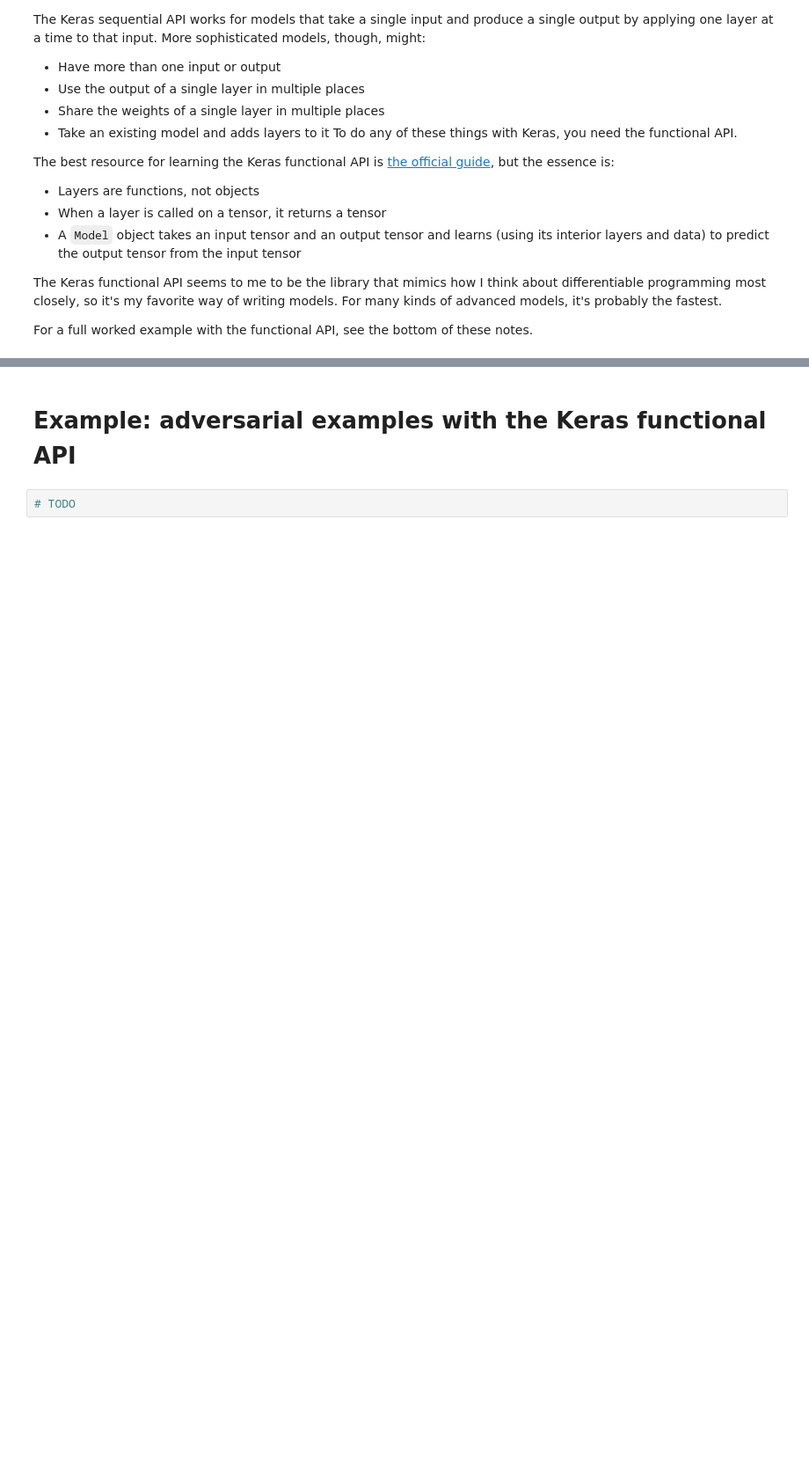
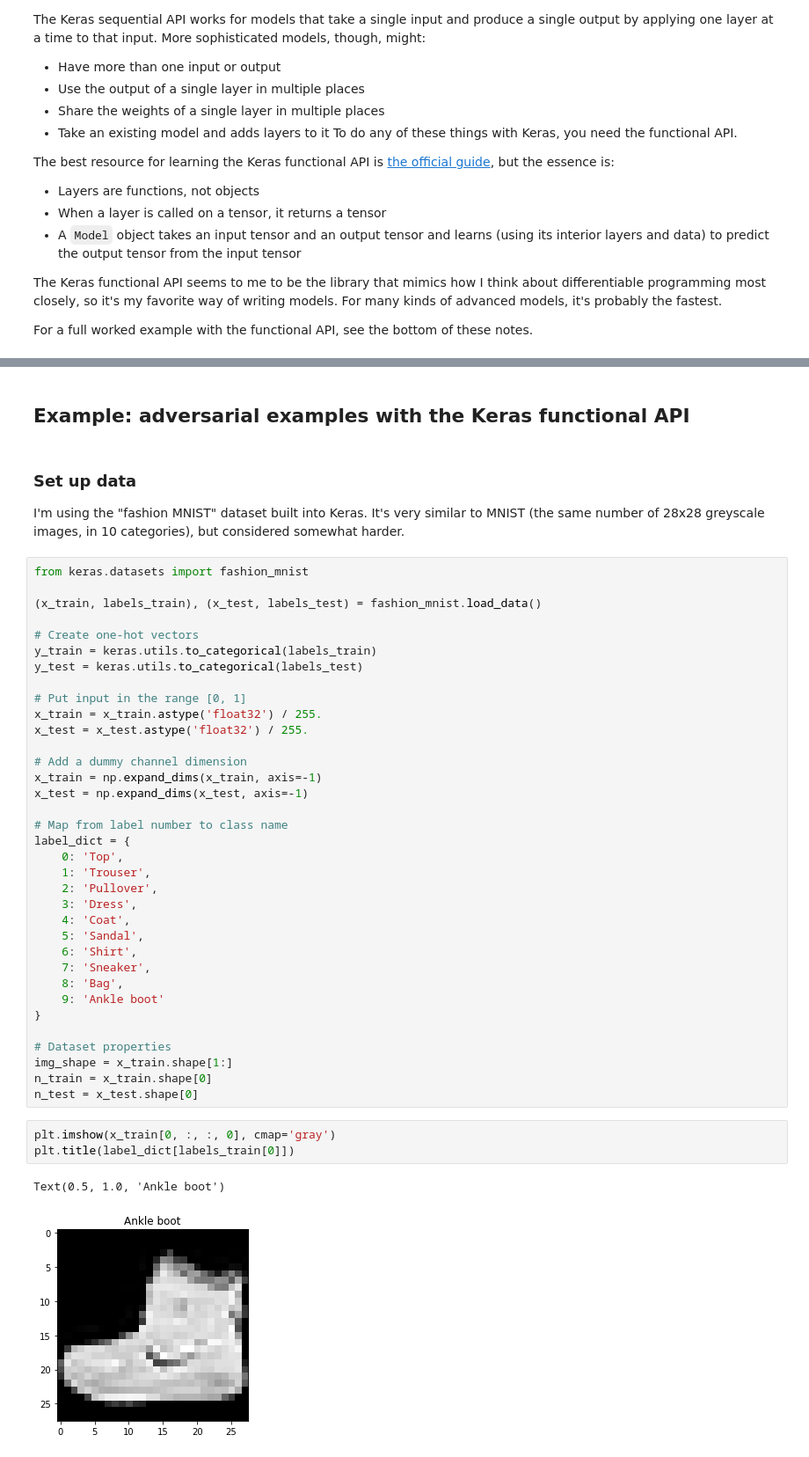
Before and after one commit to maxwells-daemons/caltech-cs11-tensorflow, a Jupyter notebook: labs/lab_5_adversarial_examples/notes_5.ipynb, the cells around one changed output, grey strips where cells are left out. Shown: that part at 88% size. Saved outputs shown, nothing was run; the diff lists cells and outputs as text; blank space fills up the shorter version.

Commit message:
Finish lecture 5 adversarial example

```diff
--- a/labs/lab_5_adversarial_examples/notes_5.ipynb
+++ b/labs/lab_5_adversarial_examples/notes_5.ipynb
@@ -187,6 +190,49 @@ In general, we don't know how to stop adversarial attacks on neural networks.
 It might seem like, given the description above, that you need all of the weights of a model downloaded to create adversarial examples for it.
 But, as you'll find out in this week's assignment, it's actually sufficient to just be able to provide the model input and see output.
 # %% [markdown]
-# Example: adversarial examples with the Keras functional API
+## Example: adversarial examples with the Keras functional API
-# %%
-# TODO
+# %% [markdown]
+### Set up data
+I'm using the "fashion MNIST" dataset built into Keras.
+It's very similar to MNIST (the same number of 28x28 greyscale images, in 10 categories), but considered somewhat harder.
+# %%
+from keras.datasets import fashion_mnist
+
+(x_train, labels_train), (x_test, labels_test) = fashion_mnist.load_data()
+
+# Create one-hot vectors
+y_train = keras.utils.to_categorical(labels_train)
+y_test = keras.utils.to_categorical(labels_test)
+
+# Put input in the range [0, 1]
+x_train = x_train.astype('float32') / 255.
+x_test = x_test.astype('float32') / 255.
+
+# Add a dummy channel dimension
+x_train = np.expand_dims(x_train, axis=-1)
+x_test = np.expand_dims(x_test, axis=-1)
+
+# Map from label number to class name
+label_dict = {
+    0: 'Top',
+    1: 'Trouser',
+    2: 'Pullover',
+    3: 'Dress',
+    4: 'Coat',
+    5: 'Sandal',
+    6: 'Shirt',
+    7: 'Sneaker',
+    8: 'Bag',
+    9: 'Ankle boot'
+}
+
+# Dataset properties
+img_shape = x_train.shape[1:]
+n_train = x_train.shape[0]
+n_test = x_test.shape[0]
+# %%
+plt.imshow(x_train[0, :, :, 0], cmap='gray')
+plt.title(label_dict[labels_train[0]])
+# %% [output]
+Text(0.5, 1.0, 'Ankle boot')
+[figure, added]
```
Also changed, not shown: parts of 21 cells of this notebook.
